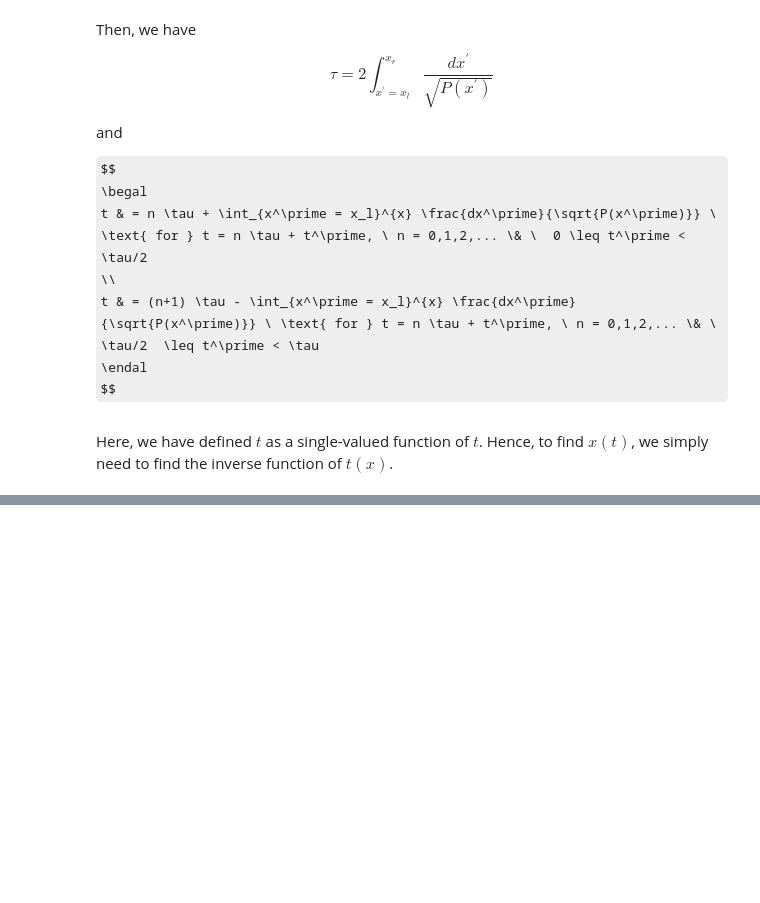
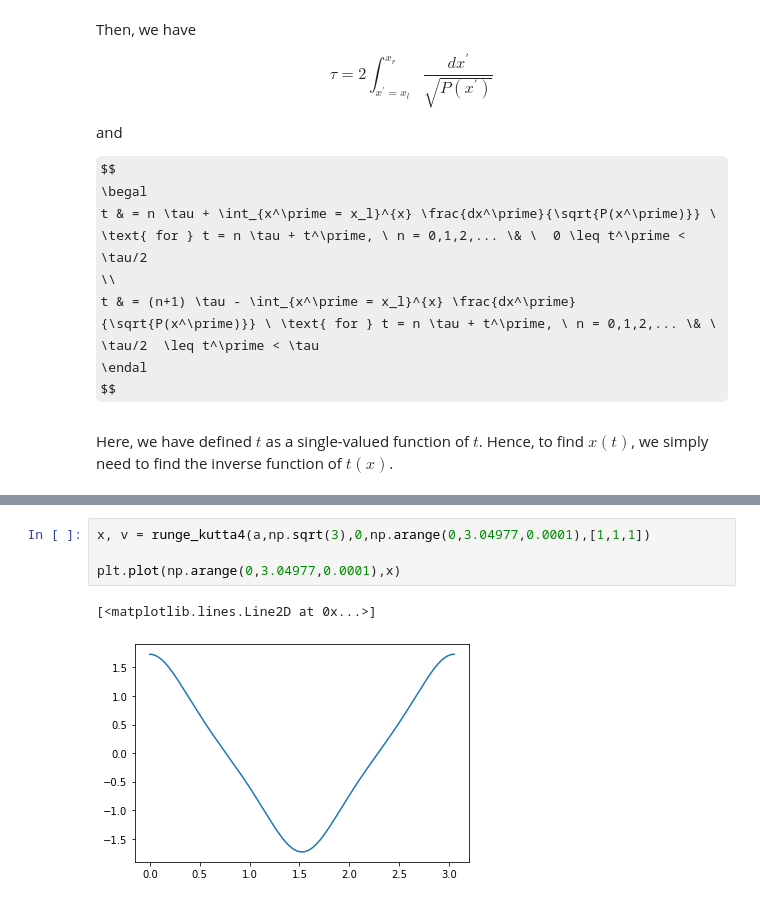
Before and after one commit to hadi41/PHY_321_Midterm_1, a Jupyter notebook: Main_file.ipynb, the cells around one changed output, grey strips where cells are left out. Cells and saved outputs as stored; diff of their text form; some formulas as TeX source; blank space fills up the shorter version.

```diff
--- a/Main_file.ipynb
+++ b/Main_file.ipynb
@@ -1033,0 +1306,7 @@ Now, we will execute these steps using Wolfram Apha:
+# %%
+x, v = runge_kutta4(a,np.sqrt(3),0,np.arange(0,3.04977,0.0001),[1,1,1])
+
+plt.plot(np.arange(0,3.04977,0.0001),x)
+# %% [output]
+[<matplotlib.lines.Line2D at 0x...>]
+[figure, added]
```
Also changed, not shown: parts of 16 cells of this notebook.
